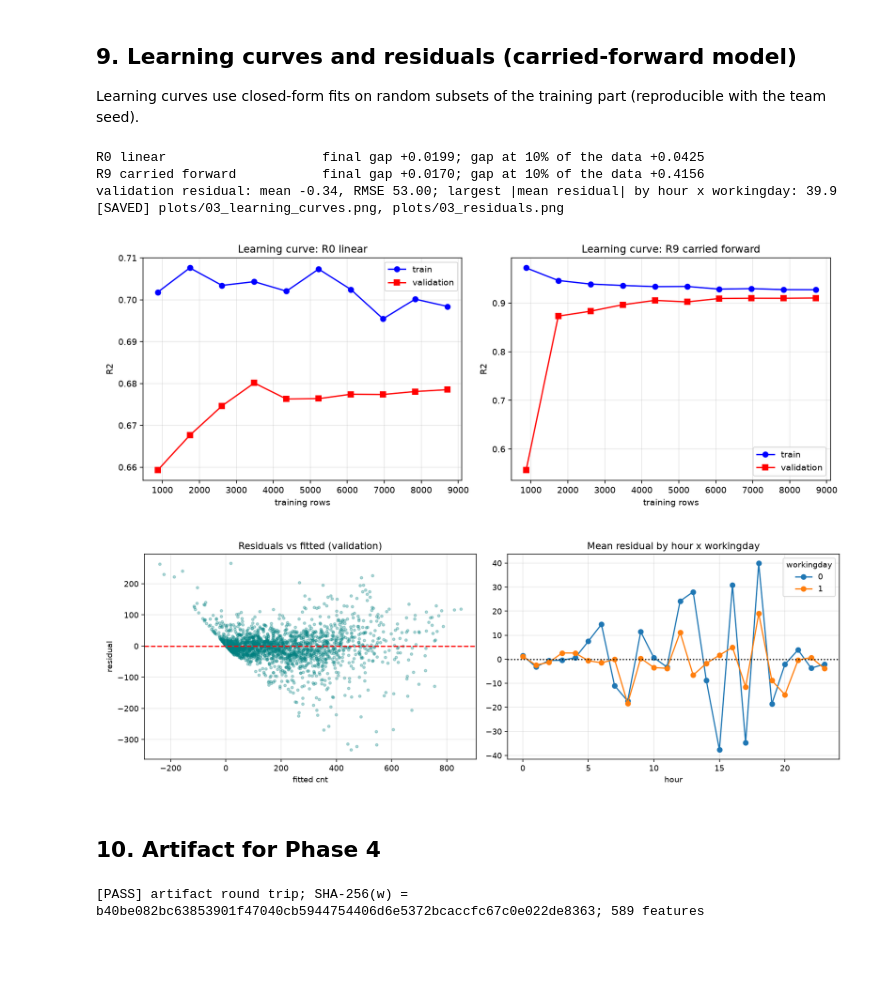
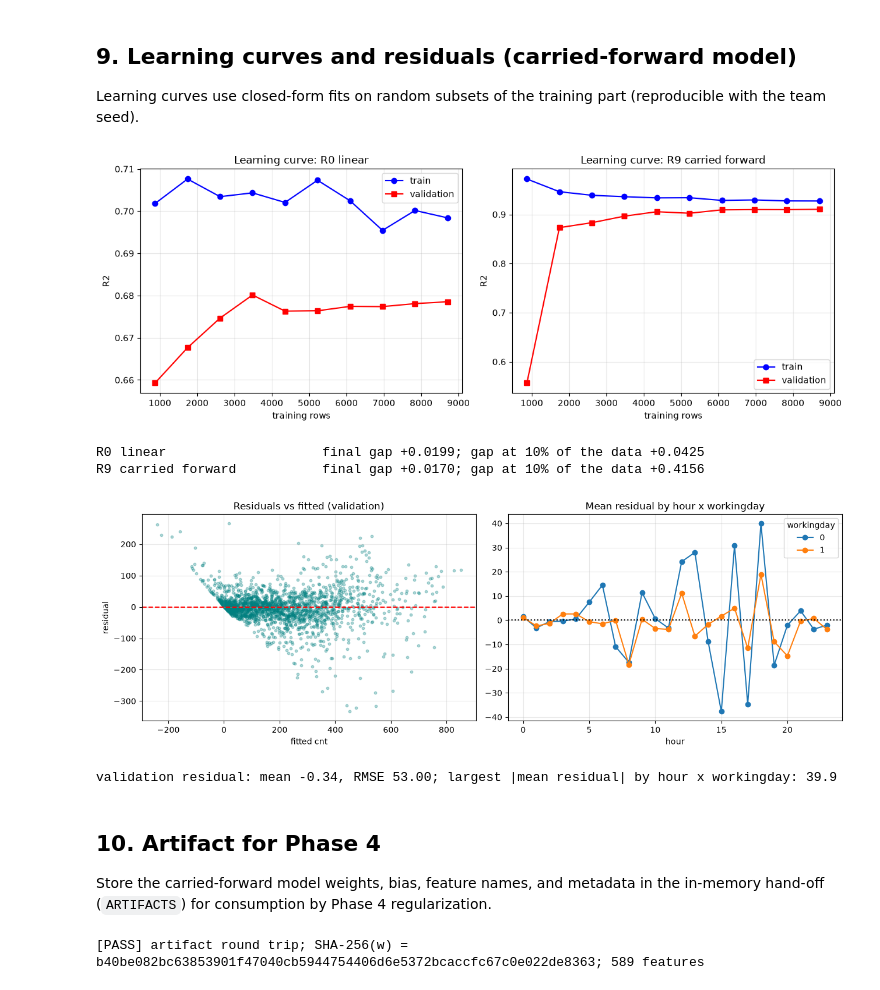
Before and after one commit to KhaledAhmedElmasry/machine-learning-p1, a Jupyter notebook: bike_sharing_pipeline.ipynb, the cells around one changed output. Cells and saved outputs as stored; diff of their text form; code cells hidden in the pictures; blank space fills up the shorter version.

```diff
--- a/bike_sharing_pipeline.ipynb
+++ b/bike_sharing_pipeline.ipynb
@@ -4091,7 +3025,7 @@ SHA-256(w_p2): 65052a5a4a6d1c747ca5c7353ad8a8d5ba3c0fb4c5c56adeeae1bd7fb346093d
 [PASS] T7.10b SHA-256 matches stored value
 # %%
 # ── T7.11: Test-set dry run & extrapolation check ─────────────────────────────
-y_test_pred_p2 = core.predict(X_TE_EXP, W_P2, B_P2)
+y_test_pred_p2 = predict(X_TE_EXP, W_P2, B_P2)
 ok_finite_test = np.isfinite(y_test_pred_p2).all()
 neg_test_pct   = 100.0 * (y_test_pred_p2 < 0).mean()
 
@@ -4628,7 +3827,7 @@ R9 interactions WITHOUT trend powers: val 0.9104  CV 0.9125  chronological 0.906
 # %%
 TOL_SEL = 0.005
 path = [r for r in rows if not r['rung'].startswith('R1 ')]          # main path: R0, R2, R3, ...
-pick = p3.select_parsimonious_complexity(path, tol=TOL_SEL, score_key='cv_r2', size_key='p')
+pick = select_parsimonious_complexity(path, tol=TOL_SEL, score_key='cv_r2', size_key='p')
 best_cv = max(r['cv_r2'] for r in path)
 print(f'best CV R2 on the path: {best_cv:.4f}; rule: least complex rung with CV R2 >= {best_cv - TOL_SEL:.4f}')
 print(f'CARRIED FORWARD: {pick["rung"]}  (p={pick["p"]}, CV {pick["cv_r2"]:.4f}, val {pick["val_r2"]:.4f}, chronological {pick["chrono_r2"]:.4f})\n')
@@ -4724,46 +3923,41 @@ Learning curves use closed-form fits on random subsets of the training part (rep
 # %%
 rng = np.random.default_rng(SEED)
 fracs = np.linspace(0.1, 1.0, 10)
 (Xa0, Xv0), _, _, _ = design(train_set, [val_set], {'degrees': {}})
 curves = {}
 for lab, (XA, XV) in [('R0 linear', (Xa0, Xv0)), (pick['rung'][:3].strip() + ' carried forward', (Xa_c, Xv_c))]:
     trc, vac = [], []
     for fr in fracs:
         idx = rng.choice(len(XA), size=int(fr * len(XA)), replace=False)
         w_, b_ = ols(XA[idx], yt[idx])
-        trc.append(core.r2_score_np(yt[idx], core.predict(XA[idx], w_, b_))); vac.append(core.r2_score_np(yv, core.predict(XV, w_, b_)))
+        trc.append(r2_score_np(yt[idx], predict(XA[idx], w_, b_))); vac.append(r2_score_np(yv, predict(XV, w_, b_)))
     curves[lab] = (trc, vac)
 fig, axes = plt.subplots(1, 2, figsize=(12, 4.5))
 for ax, (lab, (trc, vac)) in zip(axes, curves.items()):
     ax.plot(fracs * len(Xa0), trc, 'b-o', label='train'); ax.plot(fracs * len(Xa0), vac, 'r-s', label='validation')
     ax.set_title(f'Learning curve: {lab}'); ax.set_xlabel('training rows'); ax.set_ylabel('R2'); ax.grid(alpha=0.3); ax.legend()
-fig.tight_layout(); fig.savefig(PLOTS / '03_learning_curves.png', dpi=140); plt.close(fig)
+fig.tight_layout(); plt.show()
 for lab, (trc, vac) in curves.items(): print(f'{lab:<28} final gap {trc[-1]-vac[-1]:+.4f}; gap at 10% of the data {trc[0]-vac[0]:+.4f}')
 
-resid = yv - core.predict(Xv_c, W_C, B_C)
+resid = yv - predict(Xv_c, W_C, B_C)
 res_df = val_set[['hr', 'workingday']].copy(); res_df['residual'] = resid
 hb = res_df.groupby(['hr', 'workingday'])['residual'].mean().unstack()
 fig, axes = plt.subplots(1, 2, figsize=(13, 4.5))
-axes[0].scatter(core.predict(Xv_c, W_C, B_C), resid, alpha=0.3, s=10, color='teal'); axes[0].axhline(0, color='red', ls='--')
+axes[0].scatter(predict(Xv_c, W_C, B_C), resid, alpha=0.3, s=10, color='teal'); axes[0].axhline(0, color='red', ls='--')
 axes[0].set_title('Residuals vs fitted (validation)'); axes[0].set_xlabel('fitted cnt'); axes[0].set_ylabel('residual'); axes[0].grid(alpha=0.3)
 hb.plot(ax=axes[1], marker='o'); axes[1].axhline(0, color='k', ls=':'); axes[1].set_title('Mean residual by hour x workingday'); axes[1].set_xlabel('hour'); axes[1].grid(alpha=0.3)
-fig.tight_layout(); fig.savefig(PLOTS / '03_residuals.png', dpi=140); plt.close(fig)
+fig.tight_layout(); plt.show()
 print(f'validation residual: mean {resid.mean():+.2f}, RMSE {np.sqrt((resid**2).mean()):.2f}; largest |mean residual| by hour x workingday: {np.abs(hb.values).max():.1f}')
-print('[SAVED] plots/03_learning_curves.png, plots/03_residuals.png')
 # %% [output]
+[figure, added]
 R0 linear                    final gap +0.0199; gap at 10% of the data +0.0425
 R9 carried forward           final gap +0.0170; gap at 10% of the data +0.4156
-validation residual: mean -0.34, RMSE 53.00; largest |mean residual| by hour x workingday: 39.9
-[SAVED] plots/03_learning_curves.png, plots/03_residuals.png
+[figure, added]
+validation residual: mean -0.34, RMSE 53.00; largest |mean residual| by hour x workingday: 39.9
-# %%
-from IPython.display import Image, display
-for _f in ['03_learning_curves.png', '03_residuals.png']:
-    display(Image(filename='plots/' + _f))
-# %% [output]
-[figure, removed]
-[figure, removed]
-# %% [markdown]
-## 10. Artifact for Phase 4
+# %% [markdown]
+## 10. Artifact for Phase 4
+
+Store the carried-forward model weights, bias, feature names, and metadata in the in-memory hand-off (`ARTIFACTS`) for consumption by Phase 4 regularization.
 # %%
 extra = {
     'phase2_val_r2': META_P2['val_r2'],
```
Also changed, not shown: parts of 212 cells of this notebook, 37 other files.
